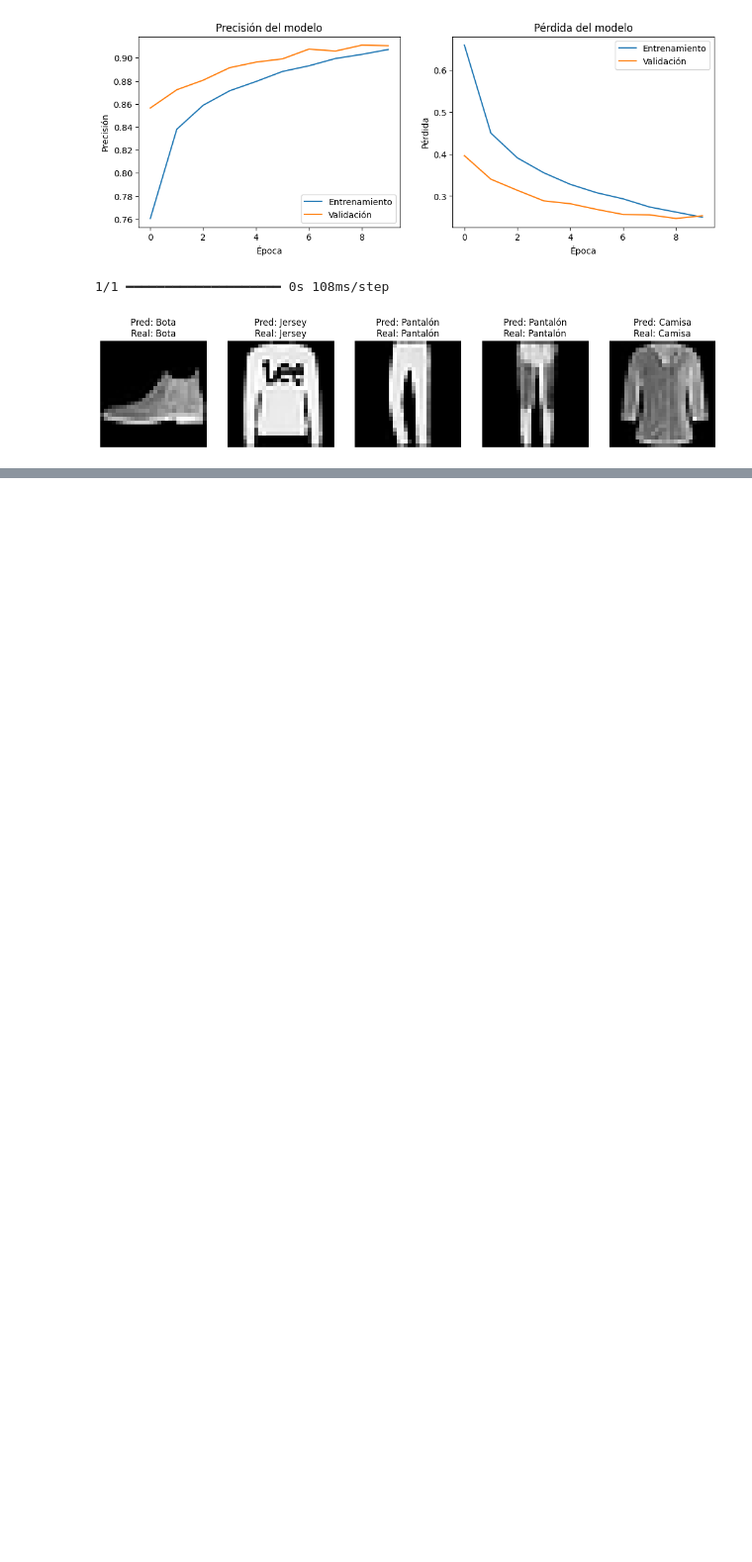
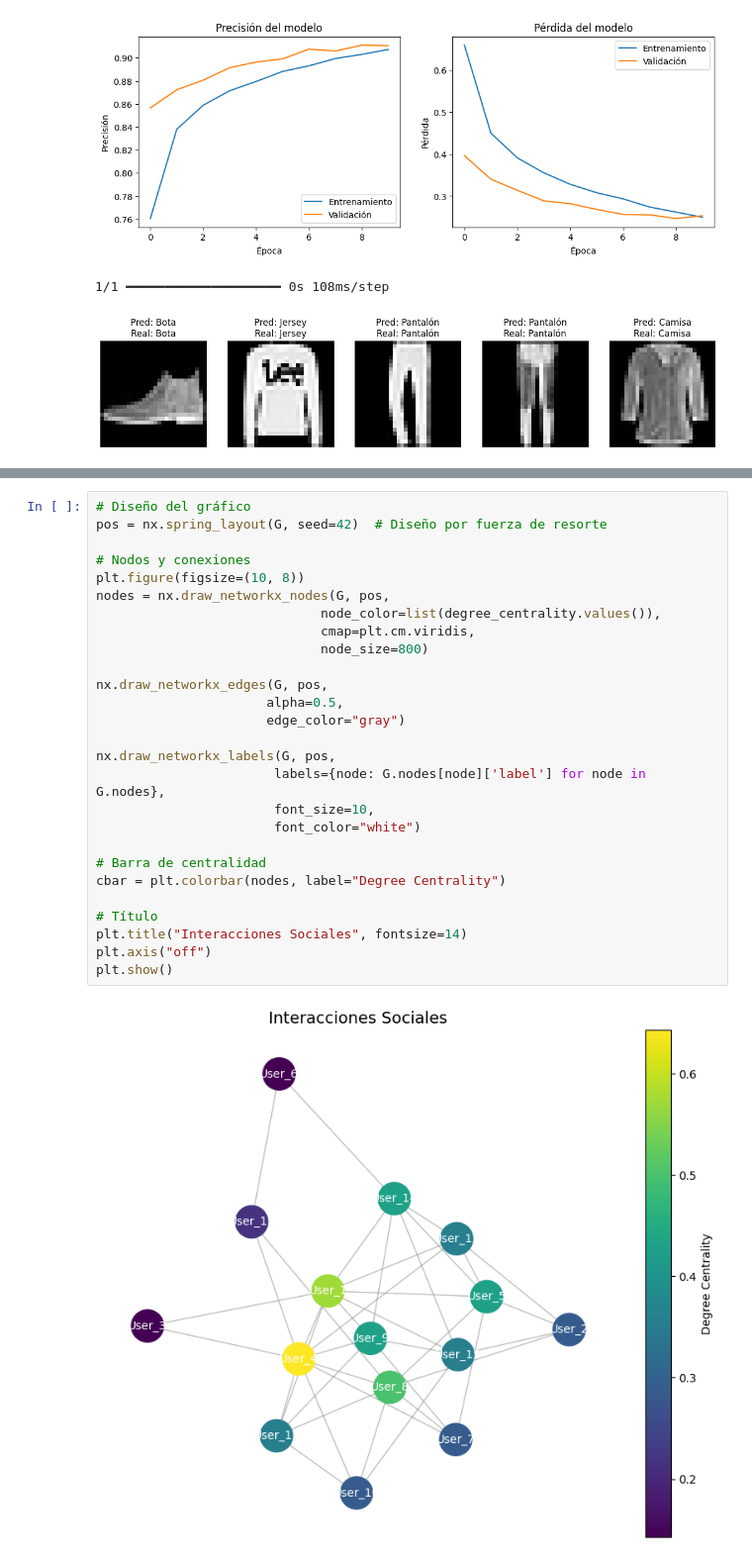
Before and after one commit to egoitzaulestia/___AI-BIG-DATA___, a Jupyter notebook: 04-Sistemas-de-Aprendizaje-Automatico/03-Vision-Artificial/Teoria-20250109/Ejercicio_Moda.ipynb, the cells around one changed output, grey strips where cells are left out. Shown at 99% size. Cells and saved outputs as stored; diff of their text form; blank space fills up the shorter version.

```diff
--- a/04-Sistemas-de-Aprendizaje-Automatico/03-Vision-Artificial/Teoria-20250109/Ejercicio_Moda.ipynb
+++ b/04-Sistemas-de-Aprendizaje-Automatico/03-Vision-Artificial/Teoria-20250109/Ejercicio_Moda.ipynb
@@ -178,0 +228,29 @@ Precisión en el conjunto de prueba: 0.9037
+# %%
+# Diseño del gráfico
+pos = nx.spring_layout(G, seed=42)  # Diseño por fuerza de resorte
+
+# Nodos y conexiones
+plt.figure(figsize=(10, 8))
+nodes = nx.draw_networkx_nodes(G, pos,
+                             node_color=list(degree_centrality.values()),
+                             cmap=plt.cm.viridis,
+                             node_size=800)
+
+nx.draw_networkx_edges(G, pos,
+                      alpha=0.5,
+                      edge_color="gray")
+
+nx.draw_networkx_labels(G, pos,
+                       labels={node: G.nodes[node]['label'] for node in G.nodes},
+                       font_size=10,
+                       font_color="white")
+
+# Barra de centralidad
+cbar = plt.colorbar(nodes, label="Degree Centrality")
+
+# Título
+plt.title("Interacciones Sociales", fontsize=14)
+plt.axis("off")
+plt.show()
+# %% [output]
+[figure, added]
```
Also changed, not shown: parts of 1 cell of this notebook, 1 other file.
